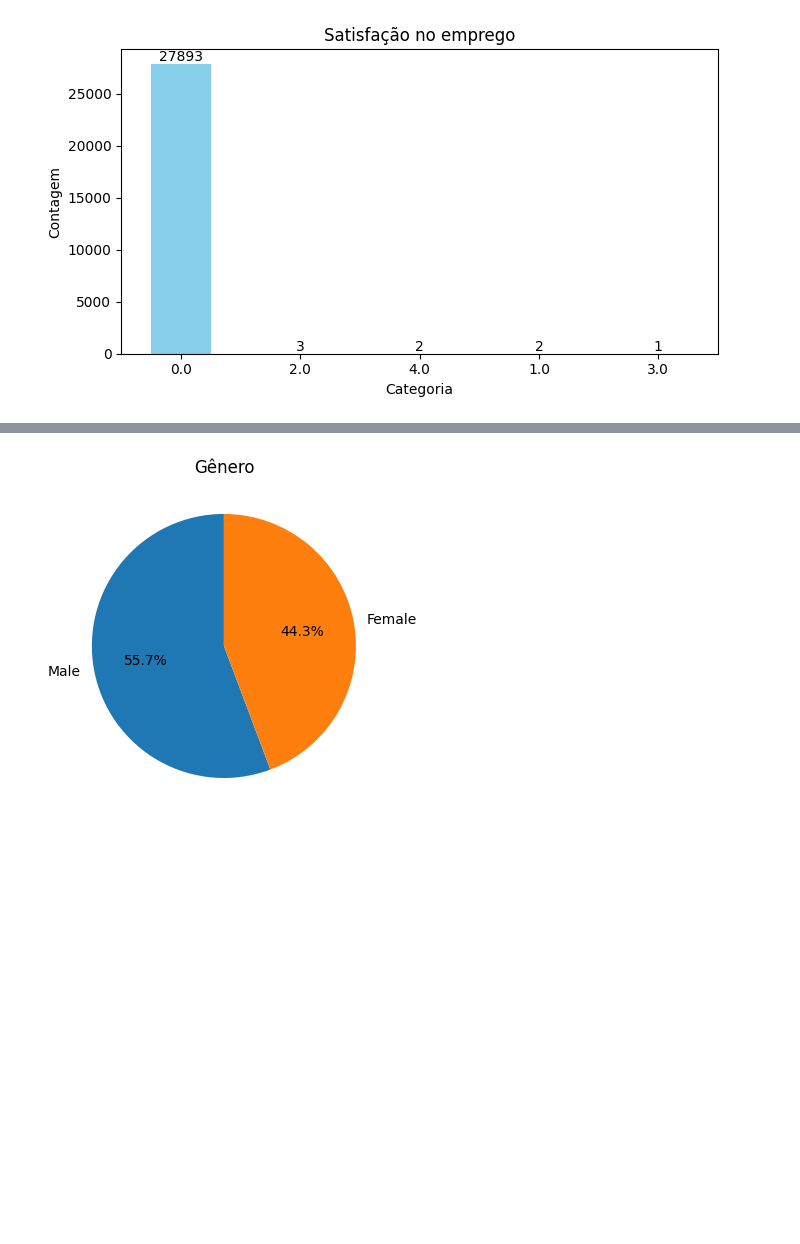
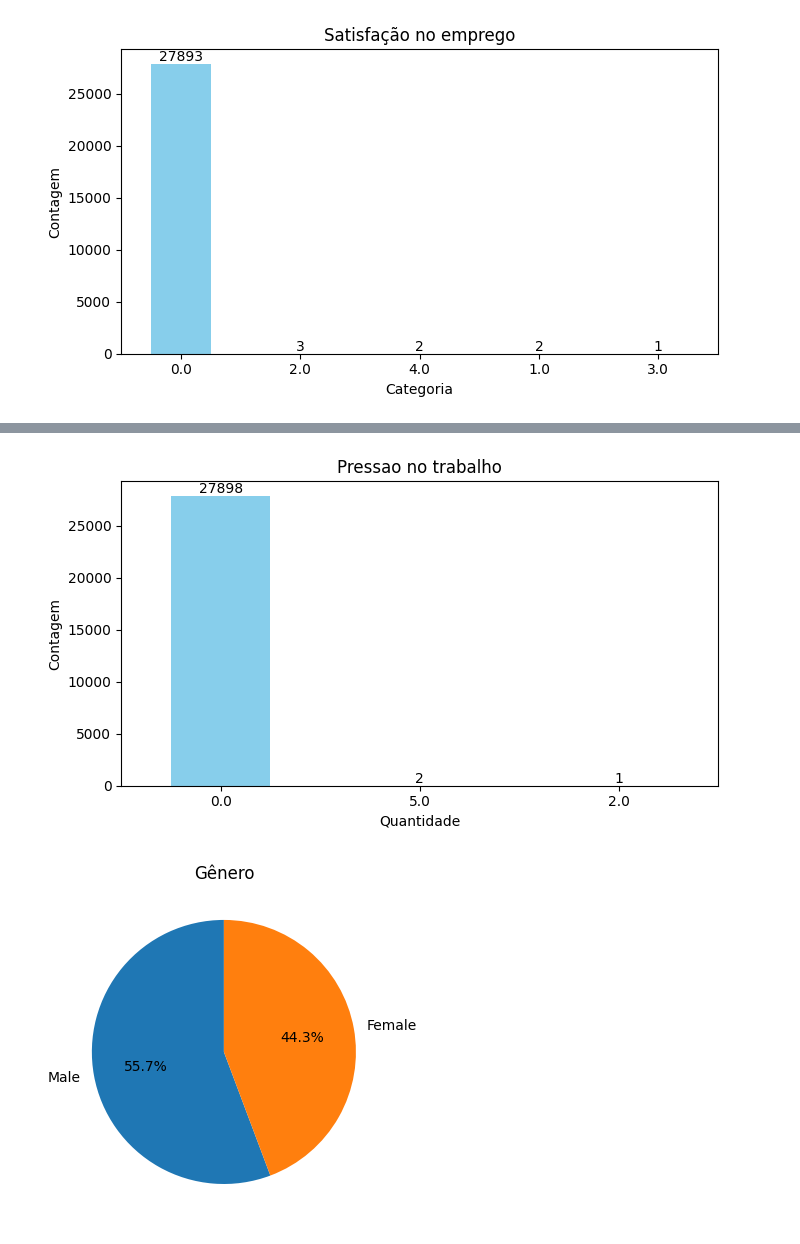
Before and after one commit to EduMBR/Monografia-Bi-Master-2023.2, a Jupyter notebook: Depressao_estudantil.ipynb, the cells around one changed output, grey strips where cells are left out. Cells and saved outputs as stored; diff of their text form; code cells hidden in the pictures; blank space fills up the shorter version.

```diff
--- a/Depressao_estudantil.ipynb
+++ b/Depressao_estudantil.ipynb
@@ -79,3 +90,7 @@ analise_visual_colunas('Profession', 'Ocupações', 'Classe', 'Contagem')
+# %%
+analise_visual_colunas('Work Pressure', 'Pressao no trabalho', 'Quantidade', 'Contagem')
+# %% [output]
+[figure, added]
 # %%
 dados['Gender'].value_counts().plot(kind='pie',
                              figsize=(4, 4),
```
Also changed, not shown: parts of 12 cells of this notebook.
